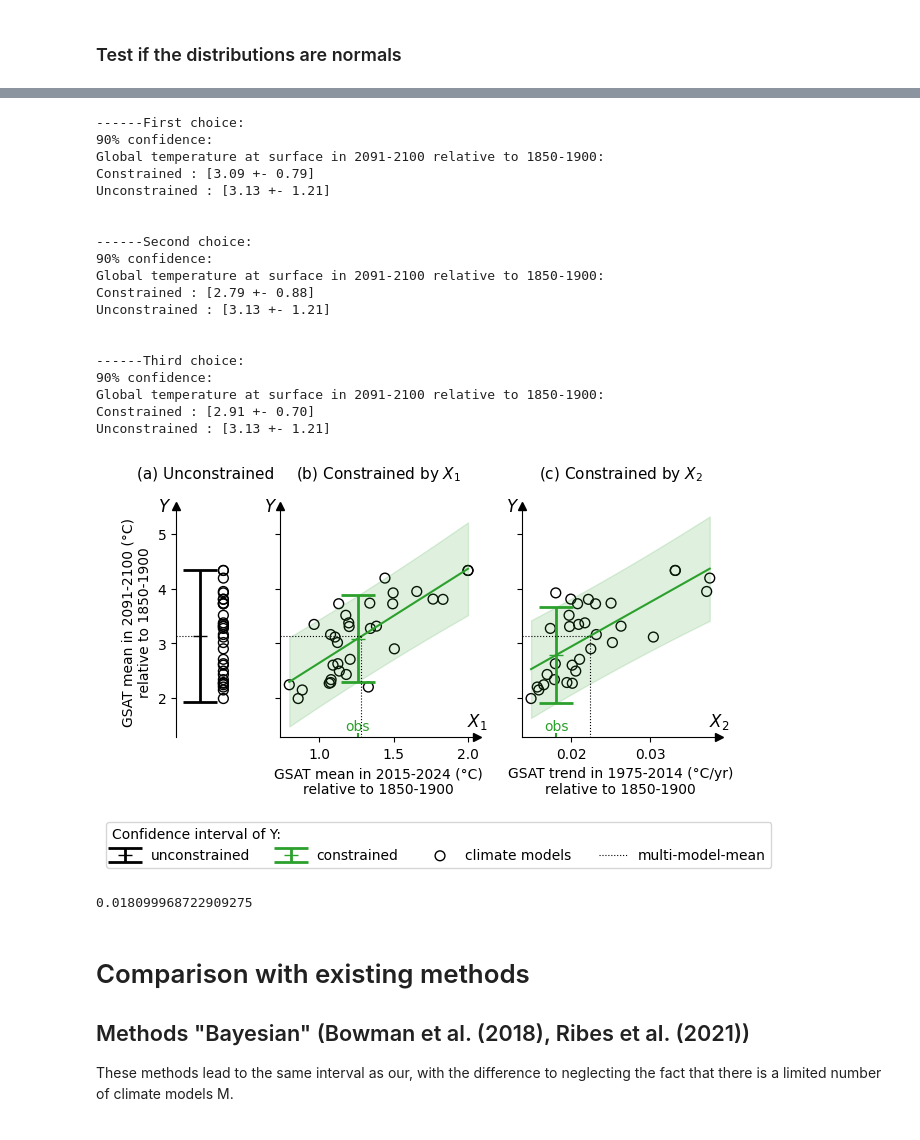
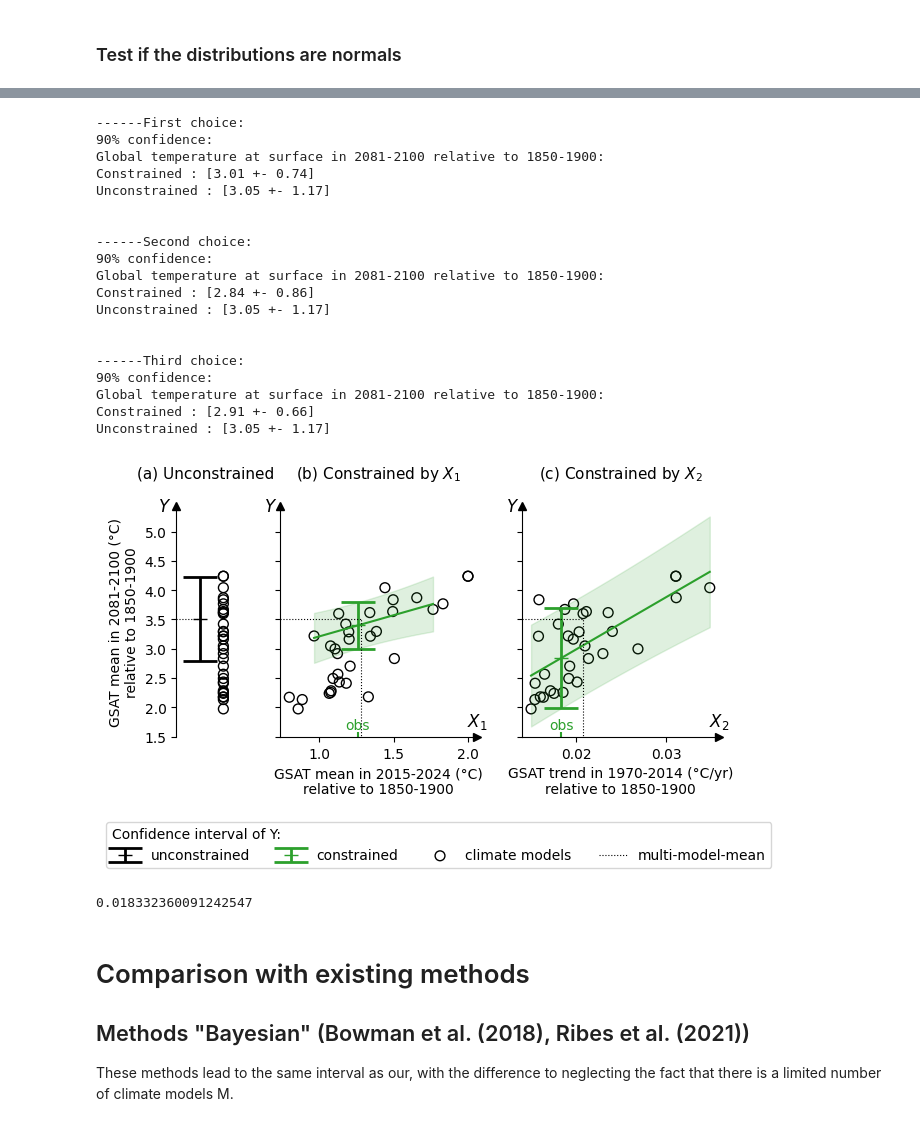
Before and after one commit to portmanv/ClimLoco, a Jupyter notebook: notebooks/main_real_data.ipynb, the cells around one changed output, grey strips where cells are left out. Drawn from its saved outputs; the diff is of its cells as text; code cells hidden in the pictures.

```diff
--- a/notebooks/main_real_data.ipynb
+++ b/notebooks/main_real_data.ipynb
@@ -49,7 +55,7 @@ from scipy.stats import t
 
 def compute_confidence_intervals(X, X_obs, Y, confidence_level, period_Y, reference_period,
                                  display=True, return_for_different_x=False,
-                                 neglect_M=False, impose_SNR=0, precomputed_Cov_N=0):
+                                 neglect_M=False, impose_SNR=0, precomputed_Cov_N=0, return_errors=False):
     M, K     = X.shape
     if neglect_M:
         M = 99999999
@@ -96,6 +102,11 @@ def compute_confidence_intervals(X, X_obs, Y, confidence_level, period_Y, refere
 
         return constrained_CI, unconstrained_CI, array_x, constrained_CI_per_x
 
+    if return_errors:
+        error_unconstrained = std_Y*np.sqrt(1+1/M)
+        error_constrained   = sigma_eps_N*root_term
+        return error_unconstrained, error_constrained
+
     return constrained_CI, unconstrained_CI
 # %%
 
@@ -172,6 +183,6 @@ plt.imshow(np.isnan(CMIP6_global_tas)[:, -20:])
 <matplotlib.image.AxesImage at 0x...>
 [figure]
 # %%
-period_Y = [2091, 2100]
+period_Y = [2081, 2100]
 
 Y = compute_X_from_period(period_Y, CMIP6_times, CMIP6_global_tas)
@@ -200,7 +215,7 @@ the correlation between the global tas averaged in 2091-2100 and trend in 2015-2
 3. both (multivariate)
 # %%
 period_X1 = [2015, 2024]
-period_X2 = [1975, 2014]
+period_X2 = [1970, 2014]
 # %%
 # First choice
 X1        = compute_X_from_period(period_X1, CMIP6_times, CMIP6_global_tas).reshape(-1,1)
@@ -233,8 +252,8 @@ list_X = [Y, X1.flatten(), X2.flatten(), X1_obs.flatten(), X2_obs.flatten()]
 list_X_name = [r"$Y$", r"$X_1$", r"$X_2$", r"$X_1^{obs}$", r"$X_2^{obs}$"]
 list_units  = ["°C", "°C", "°C/yr", "°C", "°C/yr"]
 
-fig, axes = plt.subplots(1, len(list_to_display), figsize=(10,2))
-for i, ax in zip(np.arange(len(list_to_display)), axes.flatten()):
+fig, axes = plt.subplots(1, len(list_X), figsize=(10,2))
+for i, ax in zip(np.arange(len(list_X)), axes.flatten()):
     plot_histogram(ax, list_X[i])
     ax.set_title(list_X_name[i])
     if i==0:
@@ -292,23 +311,23 @@ constrained_CI_3, unconstrained_CI = compute_confidence_intervals(X3, X3_obs, Y,
 # %% [output]
 ------First choice:
 90% confidence:
-Global temperature at surface in 2091-2100 relative to 1850-1900:
-Constrained : [3.09 +- 0.79]
-Unconstrained : [3.13 +- 1.21]
+Global temperature at surface in 2081-2100 relative to 1850-1900:
+Constrained : [3.01 +- 0.74]
+Unconstrained : [3.05 +- 1.17]
 
 
 ------Second choice:
 90% confidence:
-Global temperature at surface in 2091-2100 relative to 1850-1900:
-Constrained : [2.79 +- 0.88]
-Unconstrained : [3.13 +- 1.21]
+Global temperature at surface in 2081-2100 relative to 1850-1900:
+Constrained : [2.84 +- 0.86]
+Unconstrained : [3.05 +- 1.17]
 
 
 ------Third choice:
 90% confidence:
-Global temperature at surface in 2091-2100 relative to 1850-1900:
-Constrained : [2.91 +- 0.70]
-Unconstrained : [3.13 +- 1.21]
+Global temperature at surface in 2081-2100 relative to 1850-1900:
+Constrained : [2.91 +- 0.66]
+Unconstrained : [3.05 +- 1.17]
 # %%
 # Display parameters
 fontsize = 12
@@ -320,20 +339,20 @@ w_bar_true  = 0.6
 alpha = 0.15
 label3 = r"$CI_{90\%}(Y|X^N=x_0^N)$"
 
-def display_X_Y_relation(ax, X, Y, X_obs, constrained_CI, constrained_CI_per_x, array_x):
+def display_X_Y_relation(ax, X, Y, X_obs, constrained_CI, constrained_CI_per_x, array_x, lw_low=2, color_interval="tab:green", color_linear_regression="tab:green"):
     markers = ax.scatter(X, Y, label="climate models", s=50, marker="o", facecolor='none', edgecolors="black")
     #ax.set_xticks([np.mean(X), np.mean(X_obs)], labels=["multi-model-mean", "observation"], fontsize=fontsize, rotation=45, ha='right')
-    interval = plot_interval(ax, np.mean(X_obs), constrained_CI, "tab:green", lw_low, w_bar=w_bar_right, label=label3)
+    interval = plot_interval(ax, np.mean(X_obs), constrained_CI, color_interval, lw_low, w_bar=w_bar_right, label=label3)
 
     ax.fill_between(array_x, constrained_CI_per_x[:,0], constrained_CI_per_x[:,1],
-                         alpha=alpha, color="tab:green")
-    ax.plot(array_x, np.mean(constrained_CI_per_x, axis=1), color="tab:green",
+                         alpha=alpha, color=color_linear_regression)
+    line = ax.plot(array_x, np.mean(constrained_CI_per_x, axis=1), color=color_linear_regression,
              linewidth=lw_high/2, linestyle='solid', label=r"$y=\hat{b}_0+\hat{b}_1\,x$")
-    return markers, interval
+    return markers, interval, line
 
 
 
-def display_arrows_axes(ax, remove_x=False, label_X=r"$X$"):
+def display_arrows_axes(ax, remove_x=False, remove_y=False, label_X=r"$X$", label_Y=r"$Y$"):
     # remove the top and right axe
     ax.spines['right'].set_visible(False)
     ax.spines['top'].set_visible(False)
@@ -357,11 +376,11 @@ def display_arrows_axes(ax, remove_x=False, label_X=r"$X$"):
         ax.text(1,0.07, label_X,
              ha='center', va='center',
              transform = ax.transAxes, fontsize=fontsize)
-        ax.text(-0.05,1.0, r"$Y$",
+        ax.text(-0.05,1.0, label_Y,
          ha='center', va='center',
          transform = ax.transAxes, fontsize=fontsize)
     else:
-        ax.text(-0.2,1.0, r"$Y$",
+        ax.text(-0.2,1.0, label_Y,
          ha='center', va='center',
          transform = ax.transAxes, fontsize=fontsize)
 
@@ -376,8 +395,8 @@ axes[0].set_xlim(-2, 3)
 axes[0].set_xticks([])
 
 #--------------- Second and third axes: intervals constrained by X1 and X2
-markers, interval_constrained = display_X_Y_relation(axes[1], X1, Y, X1_obs, constrained_CI_1, constrained_CI_per_x1, array_x1)
-markers, interval_constrained = display_X_Y_relation(axes[2], X2, Y, X2_obs, constrained_CI_2, constrained_CI_per_x2, array_x2)
+markers, interval_constrained, _ = display_X_Y_relation(axes[1], X1, Y, X1_obs, constrained_CI_1, constrained_CI_per_x1, array_x1)
+markers, interval_constrained, _ = display_X_Y_relation(axes[2], X2, Y, X2_obs, constrained_CI_2, constrained_CI_per_x2, array_x2)
 
 # Label the axes
 axes[1].set_xlabel("GSAT mean in {}-{} (°C)\nrelative to {}-{}".format(period_X1[0], period_X1[1], reference_period[0], reference_period[1]))
@@ -408,38 +427,38 @@ for i, X in zip([1,2], [X1,X2]):
     xmin, xmax = axes[i].get_xlim()
     axes[i].hlines(np.mean(unconstrained_CI), linestyle='dotted', xmin=xmin, xmax=np.mean(X),
                    colors="black", linewidth=0.8, zorder=10000, alpha=1, clip_on=False)
     axes[i].set_xlim(xmin, xmax)
 
 
 # Display arrows in the axes
 display_arrows_axes(axes[0], remove_x=True)
 display_arrows_axes(axes[1], label_X=r"$X_1$")
 display_arrows_axes(axes[2], label_X=r"$X_2$")
 
 # Display the multi-model mean and observation in the x axis
 for i, X_obs in zip([1,2], [X1_obs, X2_obs]):
     axes[i].text(np.mean(X_obs), ymin+0.2, "obs", ha='center', va='center', color="tab:green")
     axes[i].vlines(np.mean(X_obs), ymin=ymin-0.5, ymax=ymin+0.08, color="tab:green")
 
 leg = fig.legend([interval_unconstrained, interval_constrained, markers, line_MMM],
            ["unconstrained", "constrained", "climate models", "multi-model-mean"],
            loc='upper center', bbox_to_anchor=(0.5, -0.15), ncol=4, title="Confidence interval of Y:")
 leg._legend_box.align = "left"
 
 # Titles
 axes[0].set_title("(a) Unconstrained", pad=20, fontsize=11)
 axes[1].set_title("(b) Constrained by "+r"$X_1$", pad=20, fontsize=11)
 axes[2].set_title("(c) Constrained by "+r"$X_2$", pad=20, fontsize=11)
 
 plt.subplots_adjust(wspace=0.3)#, top=0.2)
 
 plt.show()
 # %% [output]
-[figure, old version]
+[figure, new version]
 # %%
 np.mean(X2_obs)
 # %% [output]
-0.018099968722909275
+0.018332360091242547
 # %% [markdown]
 # Comparison with existing methods
 ## Methods "Bayesian" (Bowman et al. (2018), Ribes et al. (2021))
```
Also changed, not shown: parts of 38 cells of this notebook.
